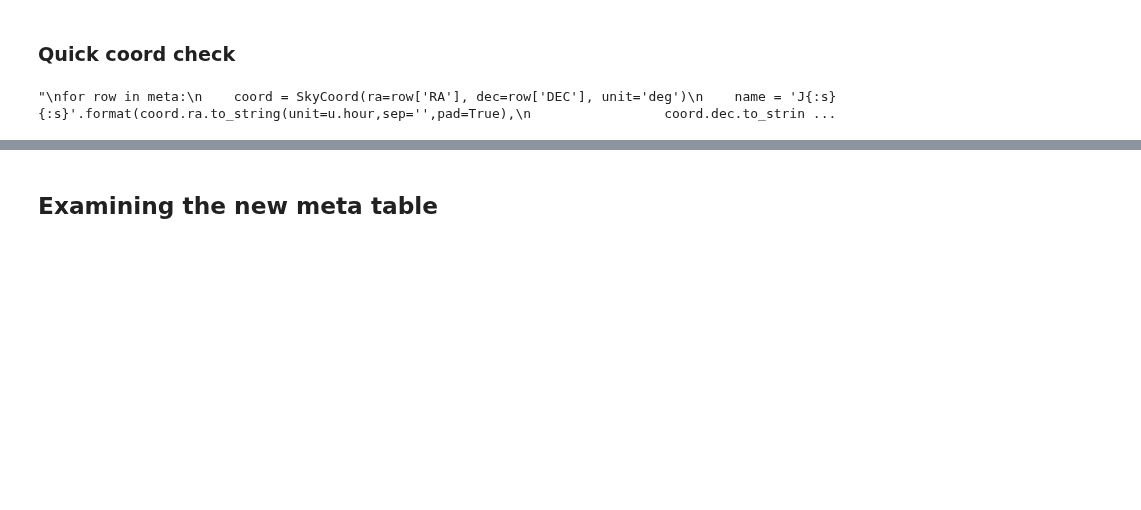
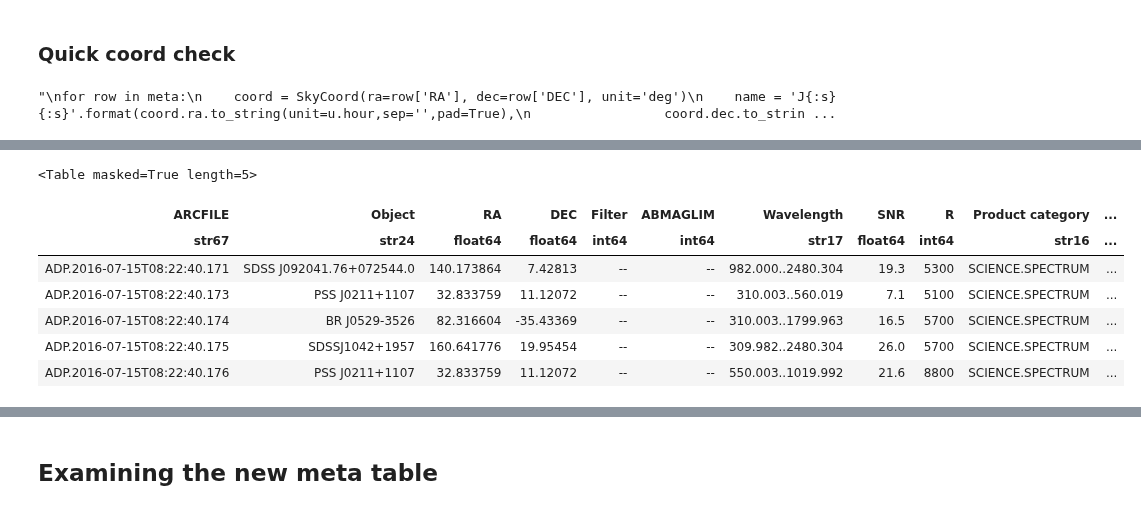
Before and after one commit to specdb/igmspec, a Jupyter notebook: docs/datasets/XQ-100.ipynb, the cells around one changed output, grey strips where cells are left out. Drawn from its saved outputs; the diff is of its cells as text; code cells hidden in the pictures; blank space fills up the shorter version.

```diff
--- a/docs/datasets/XQ-100.ipynb
+++ b/docs/datasets/XQ-100.ipynb
@@ -67,0 +78,15 @@ for row in meta:
+# %%
+eso_file = os.getenv('RAW_IGMSPEC')+'/XQ-100/metadata_eso_XQ100.csv'
+# %%
+eso_tbl = Table.read(eso_file, format='ascii.csv')#, guess=False)
+# %%
+eso_tbl[0:5]
+# %% [output]
+<Table masked=True length=5>
+| ARCFILE | Object | RA | DEC | Filter | ABMAGLIM | Wavelength | SNR | R | Product category | ... |
+| str67 | str24 | float64 | float64 | int64 | int64 | str17 | float64 | int64 | str16 | ... |
+| ADP.2016-07-15T08:22:40.171 | SDSS J092041.76+072544.0 | 140.173864 | 7.42813 | -- | -- | 982.000..2480.304 | 19.3 | 5300 | SCIENCE.SPECTRUM | ... |
+| ADP.2016-07-15T08:22:40.173 | PSS J0211+1107 | 32.833759 | 11.12072 | -- | -- | 310.003..560.019 | 7.1 | 5100 | SCIENCE.SPECTRUM | ... |
+| ADP.2016-07-15T08:22:40.174 | BR J0529-3526 | 82.316604 | -35.43369 | -- | -- | 310.003..1799.963 | 16.5 | 5700 | SCIENCE.SPECTRUM | ... |
+| ADP.2016-07-15T08:22:40.175 | SDSSJ1042+1957 | 160.641776 | 19.95454 | -- | -- | 309.982..2480.304 | 26.0 | 5700 | SCIENCE.SPECTRUM | ... |
+| ADP.2016-07-15T08:22:40.176 | PSS J0211+1107 | 32.833759 | 11.12072 | -- | -- | 550.003..1019.992 | 21.6 | 8800 | SCIENCE.SPECTRUM | ... |
```
Also changed, not shown: parts of 22 cells of this notebook, 1 other file.
